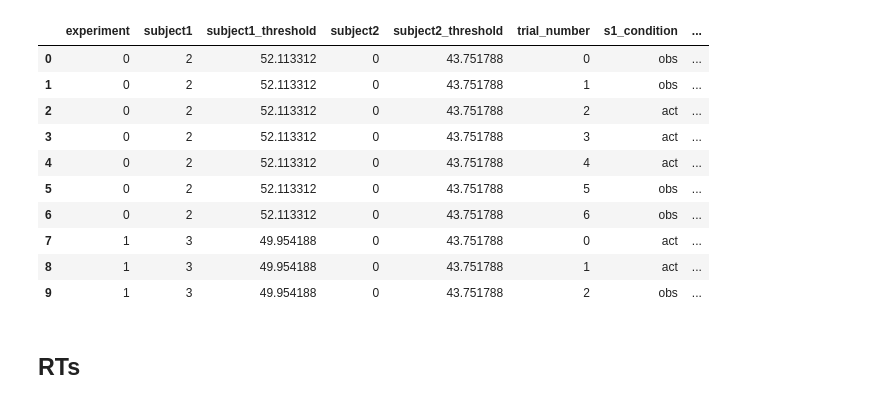
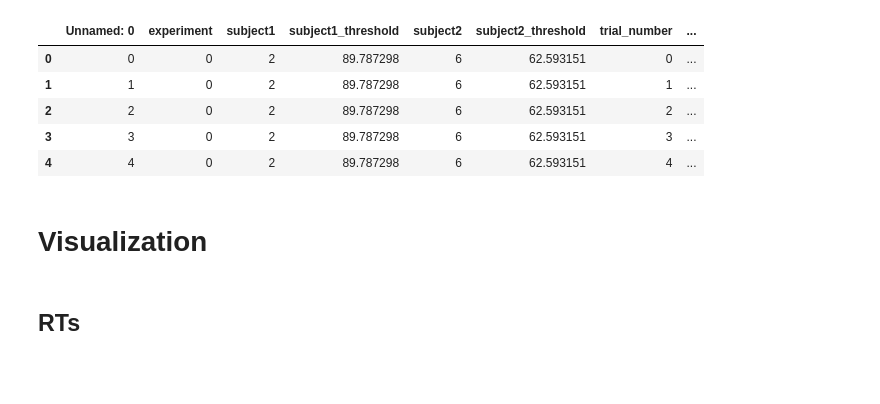
Before and after one commit to 104H/dyadicdecisionmaking, a Jupyter notebook: dataanalysis/dataviz.ipynb, the cells around one changed output. Cells and saved outputs as stored; diff of their text form; code cells hidden in the pictures; blank space fills up the shorter version.

```diff
--- a/dataanalysis/pipeline.ipynb
+++ b/dataanalysis/dataviz.ipynb
@@ -48,16 +58,13 @@ df['repeatc'] = repeat
 # %%
 df['correct'] = df['signalpresence'] == df['selection']
+# %%
+df = pd.read_csv("dummydata")
 # %%
-df.head(10)
+df.head()
 # %% [output]
-|  | experiment | subject1 | subject1_threshold | subject2 | subject2_threshold | trial_number | s1_condition | ... |
-| 0 | 0 | 2 | 52.113312 | 0 | 43.751788 | 0 | obs | ... |
-| 1 | 0 | 2 | 52.113312 | 0 | 43.751788 | 1 | obs | ... |
-| 2 | 0 | 2 | 52.113312 | 0 | 43.751788 | 2 | act | ... |
-| 3 | 0 | 2 | 52.113312 | 0 | 43.751788 | 3 | act | ... |
-| 4 | 0 | 2 | 52.113312 | 0 | 43.751788 | 4 | act | ... |
-| 5 | 0 | 2 | 52.113312 | 0 | 43.751788 | 5 | obs | ... |
-| 6 | 0 | 2 | 52.113312 | 0 | 43.751788 | 6 | obs | ... |
-| 7 | 1 | 3 | 49.954188 | 0 | 43.751788 | 0 | act | ... |
-| 8 | 1 | 3 | 49.954188 | 0 | 43.751788 | 1 | act | ... |
-| 9 | 1 | 3 | 49.954188 | 0 | 43.751788 | 2 | obs | ... |
+|  | Unnamed: 0 | experiment | subject1 | subject1_threshold | subject2 | subject2_threshold | trial_number | ... |
+| 0 | 0 | 0 | 2 | 89.787298 | 6 | 62.593151 | 0 | ... |
+| 1 | 1 | 0 | 2 | 89.787298 | 6 | 62.593151 | 1 | ... |
+| 2 | 2 | 0 | 2 | 89.787298 | 6 | 62.593151 | 2 | ... |
+| 3 | 3 | 0 | 2 | 89.787298 | 6 | 62.593151 | 3 | ... |
+| 4 | 4 | 0 | 2 | 89.787298 | 6 | 62.593151 | 4 | ... |
@@ -64,2 +73,4 @@ df.head(10)
+# %% [markdown]
+# Visualization
 # %% [markdown]
 ## RTs
```
Also changed, not shown: parts of 7 cells of this notebook.
